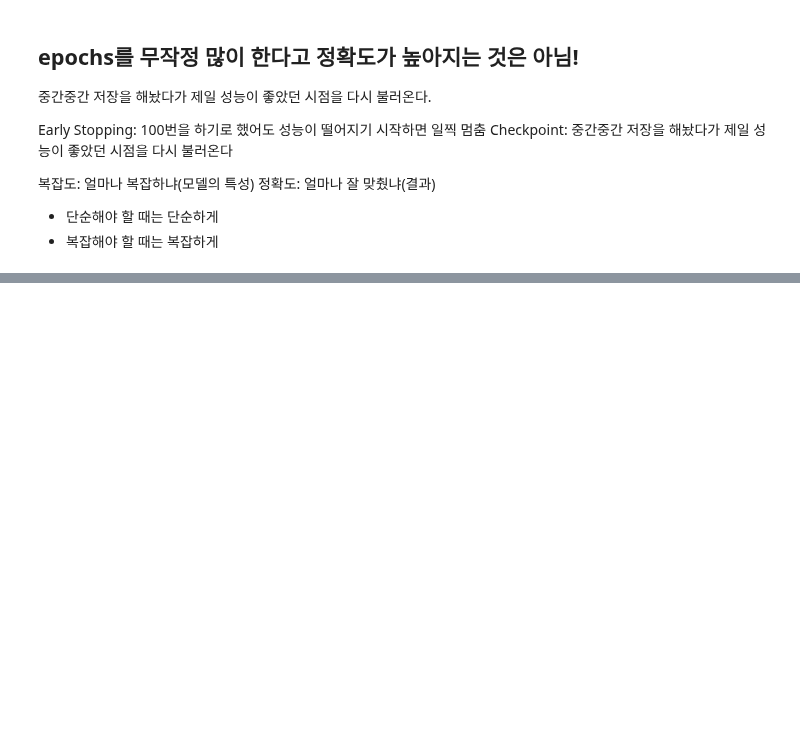
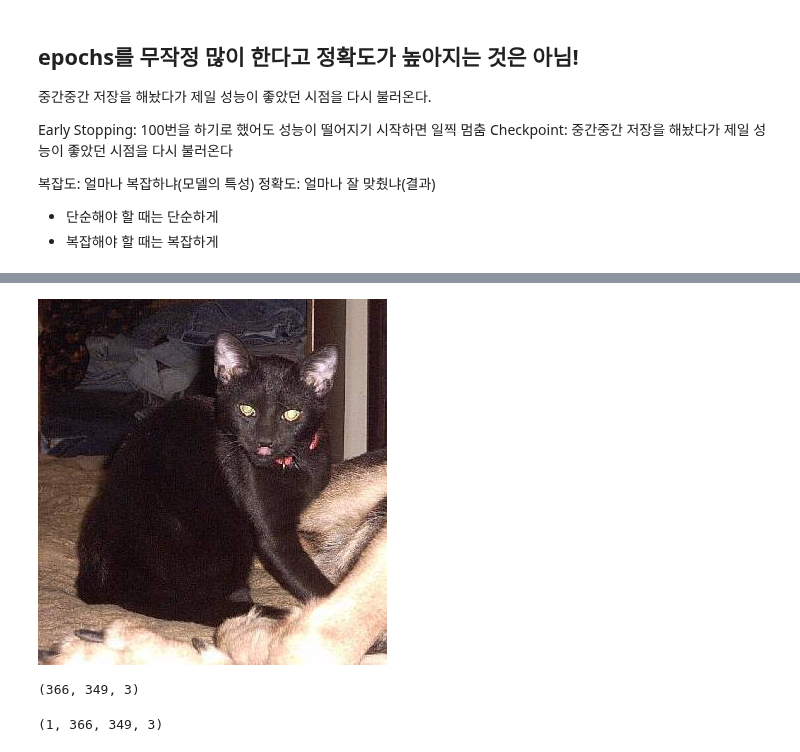
Before and after one commit to HYLee810/projectmanager, a Jupyter notebook: Tensorflow_실습.ipynb, the cells around one changed output, grey strips where cells are left out. Saved outputs shown, nothing was run; the diff lists cells and outputs as text; code cells hidden in the pictures; blank space fills up the shorter version.

```diff
--- a/Tensorflow_실습.ipynb
+++ b/Tensorflow_실습.ipynb
@@ -118,0 +334,16 @@ Checkpoint: 중간중간 저장을 해놨다가 제일 성능이 좋았던 시
+# %%
+img = Image.open(
+'cats_and_dogs_filtered/validation/cats/cat.2005.jpg')
+img
+# %% [output]
+[figure, added]
+# %%
+a = np.asarray(img) # 에러나면 dtype='float32'로 지정할것
+a.shape # 가로 세로 3색(RGB)
+# %% [output]
+(366, 349, 3)
+# %%
+data = np.expand_dims(a, 0)
+data.shape  # 그림 장수(1장), 가로, 세로, 3색(RGB)
+# %% [output]
+(1, 366, 349, 3)
```
Also changed, not shown: parts of 33 cells of this notebook.
